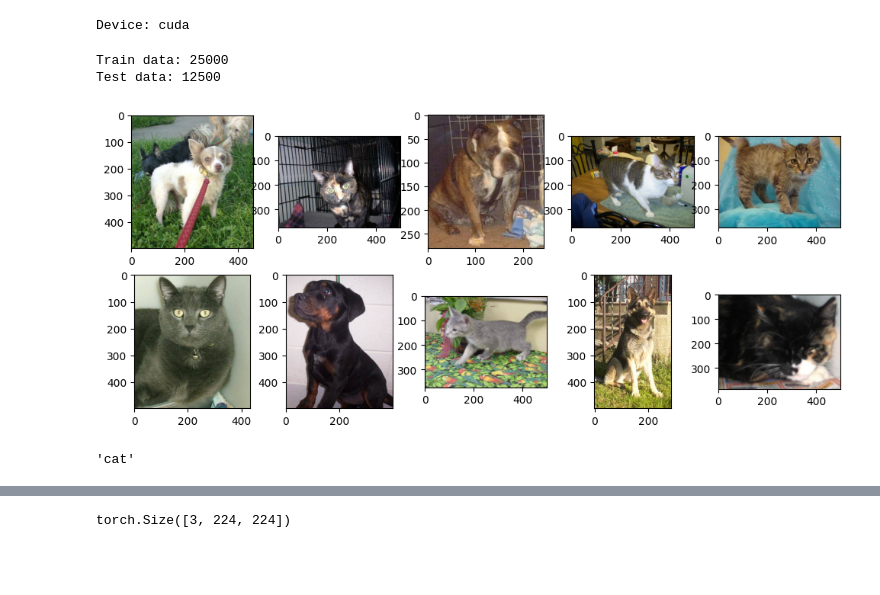
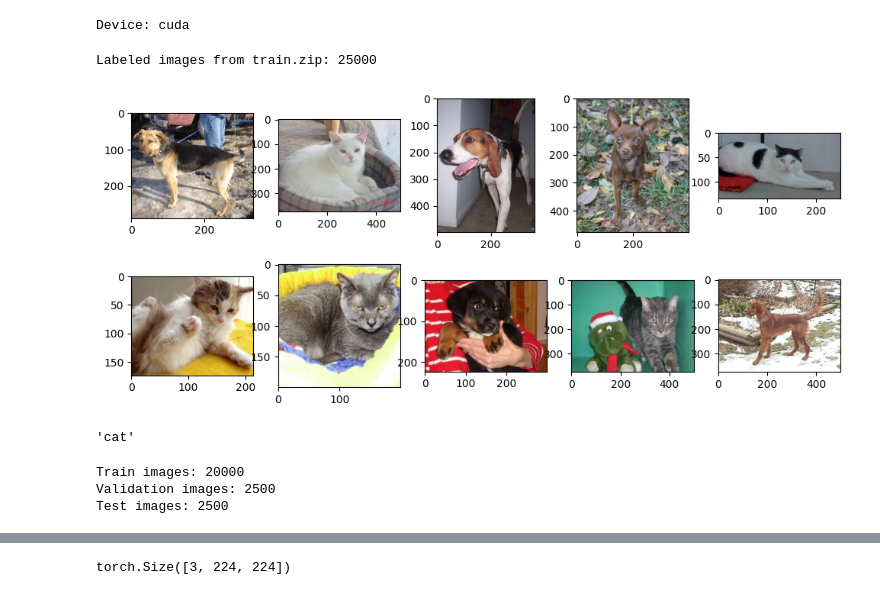
Before and after one commit to danghieu0411/CapstoneProject-MachineLearning-20252, a Jupyter notebook: CNN-FromScratch/CNN_FromScratch.ipynb, the cells around one changed output, grey strips where cells are left out. Cells and saved outputs as stored; diff of their text form; code cells hidden in the pictures; blank space fills up the shorter version.

```diff
--- a/CNN-FromScratch/CNN_FromScratch.ipynb
+++ b/CNN-FromScratch/CNN_FromScratch.ipynb
@@ -61,31 +57,28 @@ if device == 'cuda':
     torch.cuda.manual_seed_all(1234)
 # %% [output]
 Device: cuda
-# %%
-# Load train and test data
-train_dir = 'data/train'
-test_dir = 'data/test1'
-import glob
-
-train_list = glob.glob(os.path.join(train_dir,'*.jpg'))
-test_list = glob.glob(os.path.join(test_dir, '*.jpg'))
-
-print(f"Train data: {len(train_list)}")
-print(f"Test data: {len(test_list)}")
-# %% [output]
-Train data: 25000
-Test data: 12500
+# %%
+# Load labeled training images only. The Kaggle unlabeled test images are not used,
+# so train/val/test are all split from train.zip for metric calculation.
+train_dir = 'data/train'
+import glob
+
+all_image_list = sorted(glob.glob(os.path.join(train_dir, '*.jpg')))
+
+print(f"Labeled images from train.zip: {len(all_image_list)}")
+# %% [output]
+Labeled images from train.zip: 25000
 # %%
-random_idx = np.random.randint(0,len(train_list),size=10)
+random_idx = np.random.randint(0, len(all_image_list), size=10)
 
 fig = plt.figure(figsize=(12,5))
 for i, idx in enumerate(random_idx, start=1):
     ax = fig.add_subplot(2,5,i)
-    img = Image.open(train_list[idx])
+    img = Image.open(all_image_list[idx])
     plt.imshow(img)
     ax.axis=('off')
 
 plt.show()
 # %% [output]
-[figure, old version]
+[figure, new version]
 # %%
@@ -147 +138,27 @@ train_list,val_list = train_test_split(train_list , test_size =0.2, random_state
+# %%
+labels = [os.path.basename(path).split('.')[0] for path in all_image_list]
+
+# First split: 80% train, 20% holdout. Second split: holdout into 10% val and 10% test.
+train_list, holdout_list = train_test_split(
+    all_image_list,
+    test_size=0.2,
+    random_state=36,
+    stratify=labels,
+)
+
+holdout_labels = [os.path.basename(path).split('.')[0] for path in holdout_list]
+val_list, test_list = train_test_split(
+    holdout_list,
+    test_size=0.5,
+    random_state=36,
+    stratify=holdout_labels,
+)
+
+print(f"Train images: {len(train_list)}")
+print(f"Validation images: {len(val_list)}")
+print(f"Test images: {len(test_list)}")
+# %% [output]
+Train images: 20000
+Validation images: 2500
+Test images: 2500
 # %%
```
Also changed, not shown: parts of 14 cells of this notebook, 7 other files.
